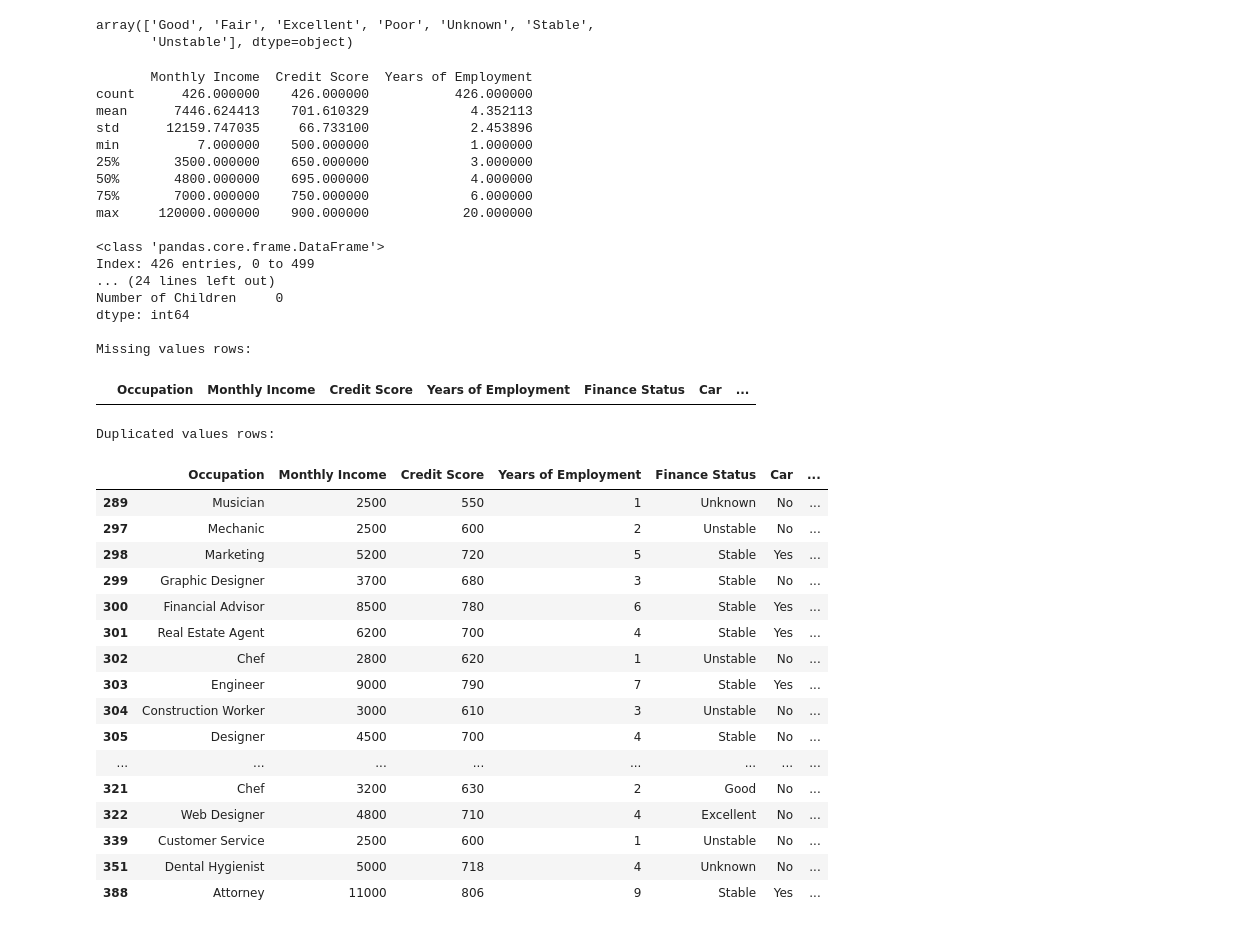
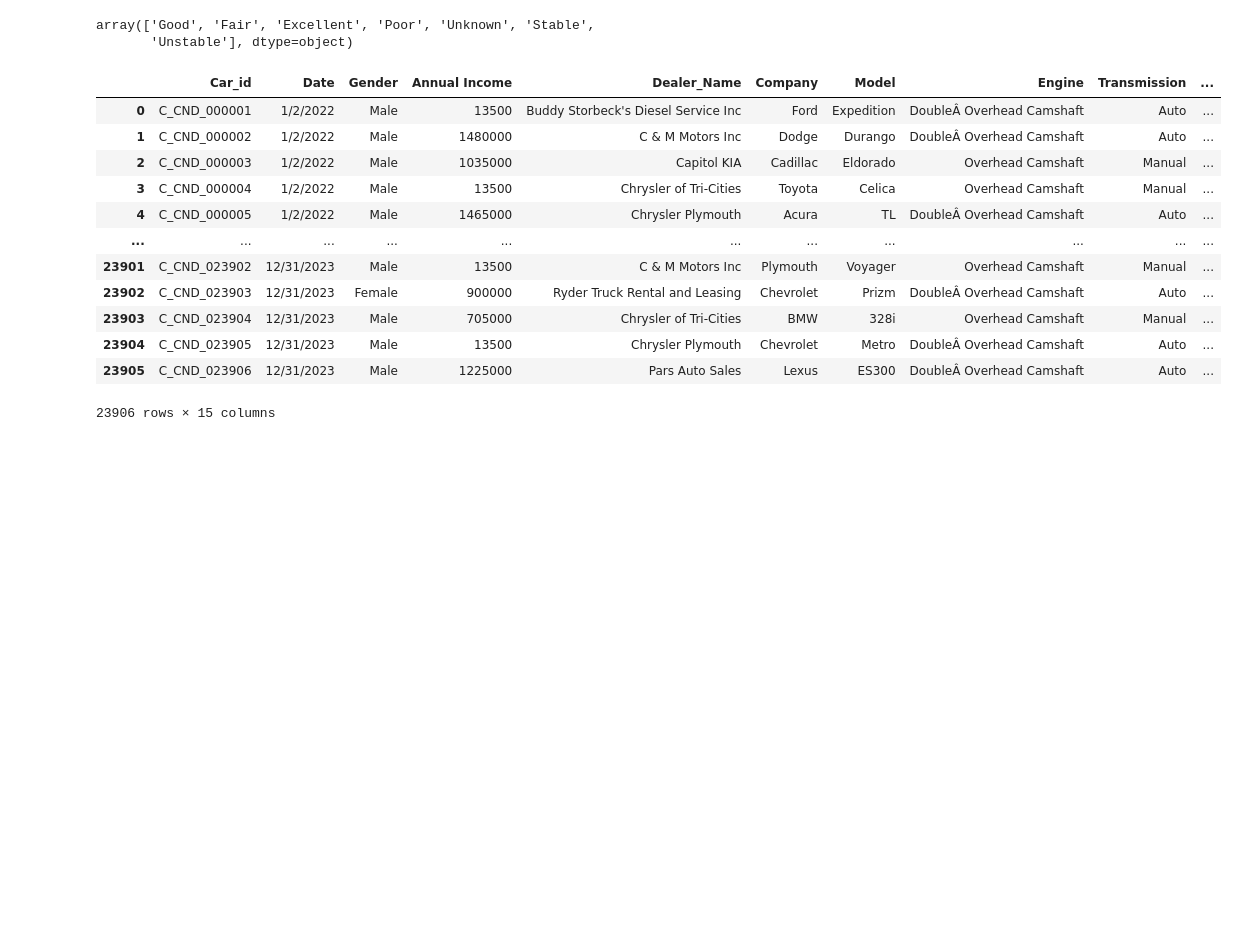
Before and after one commit to File500/Data_science_and_analysis, a Jupyter notebook: ETL_scripts/etl_script.ipynb, the cells around one changed output. Saved outputs shown, nothing was run; the diff lists cells and outputs as text; code cells hidden in the pictures; blank space fills up the shorter version.

Commit message:
data cleaning almost done, trying to find conversion rate for currency to convert it to EUR

```diff
--- a/ETL_scripts/etl_script.ipynb
+++ b/ETL_scripts/etl_script.ipynb
@@ -210,42 +218,20 @@ clean_car_price = clean_car_price.drop(columns=['mileage(km/ltr/kg)','max_power'
 # %%
 clean_car_sales = clean_car_sales.drop(columns=['Customer Name'])
+clean_car_sales['Annual Income'] = clean_car_sales['Annual Income'].apply(lambda x: x)
 # %%
-describe_data(clean_car_ownership)
+clean_car_sales.drop_duplicates()
 # %% [output]
+|  | Car_id | Date | Gender | Annual Income | Dealer_Name | Company | Model | Engine | Transmission | ... |
+| 0 | C_CND_000001 | 1/2/2022 | Male | 13500 | Buddy Storbeck's Diesel Service Inc | Ford | Expedition | DoubleÂ Overhead Camshaft | Auto | ... |
+| 1 | C_CND_000002 | 1/2/2022 | Male | 1480000 | C & M Motors Inc | Dodge | Durango | DoubleÂ Overhead Camshaft | Auto | ... |
+| 2 | C_CND_000003 | 1/2/2022 | Male | 1035000 | Capitol KIA | Cadillac | Eldorado | Overhead Camshaft | Manual | ... |
+| 3 | C_CND_000004 | 1/2/2022 | Male | 13500 | Chrysler of Tri-Cities | Toyota | Celica | Overhead Camshaft | Manual | ... |
+| 4 | C_CND_000005 | 1/2/2022 | Male | 1465000 | Chrysler Plymouth | Acura | TL | DoubleÂ Overhead Camshaft | Auto | ... |
+| ... | ... | ... | ... | ... | ... | ... | ... | ... | ... | ... |
+| 23901 | C_CND_023902 | 12/31/2023 | Male | 13500 | C & M Motors Inc | Plymouth | Voyager | Overhead Camshaft | Manual | ... |
+| 23902 | C_CND_023903 | 12/31/2023 | Female | 900000 | Ryder Truck Rental and Leasing | Chevrolet | Prizm | DoubleÂ Overhead Camshaft | Auto | ... |
+| 23903 | C_CND_023904 | 12/31/2023 | Male | 705000 | Chrysler of Tri-Cities | BMW | 328i | Overhead Camshaft | Manual | ... |
+| 23904 | C_CND_023905 | 12/31/2023 | Male | 13500 | Chrysler Plymouth | Chevrolet | Metro | DoubleÂ Overhead Camshaft | Auto | ... |
+| 23905 | C_CND_023906 | 12/31/2023 | Male | 1225000 | Pars Auto Sales | Lexus | ES300 | DoubleÂ Overhead Camshaft | Auto | ... |
-       Monthly Income  Credit Score  Years of Employment
-count      426.000000    426.000000           426.000000
-mean      7446.624413    701.610329             4.352113
-std      12159.747035     66.733100             2.453896
-min          7.000000    500.000000             1.000000
-25%       3500.000000    650.000000             3.000000
-50%       4800.000000    695.000000             4.000000
-75%       7000.000000    750.000000             6.000000
-max     120000.000000    900.000000            20.000000
-
-<class 'pandas.core.frame.DataFrame'>
-Index: 426 entries, 0 to 499
-... (24 lines left out)
-Number of Children     0
-dtype: int64
-
-Missing values rows:
+23906 rows × 15 columns
-|  | Occupation | Monthly Income | Credit Score | Years of Employment | Finance Status | Car | ... |
-Duplicated values rows:
-|  | Occupation | Monthly Income | Credit Score | Years of Employment | Finance Status | Car | ... |
-| 289 | Musician | 2500 | 550 | 1 | Unknown | No | ... |
-| 297 | Mechanic | 2500 | 600 | 2 | Unstable | No | ... |
-| 298 | Marketing | 5200 | 720 | 5 | Stable | Yes | ... |
-| 299 | Graphic Designer | 3700 | 680 | 3 | Stable | No | ... |
-| 300 | Financial Advisor | 8500 | 780 | 6 | Stable | Yes | ... |
-| 301 | Real Estate Agent | 6200 | 700 | 4 | Stable | Yes | ... |
-| 302 | Chef | 2800 | 620 | 1 | Unstable | No | ... |
-| 303 | Engineer | 9000 | 790 | 7 | Stable | Yes | ... |
-| 304 | Construction Worker | 3000 | 610 | 3 | Unstable | No | ... |
-| 305 | Designer | 4500 | 700 | 4 | Stable | No | ... |
-| ... | ... | ... | ... | ... | ... | ... | ... |
-| 321 | Chef | 3200 | 630 | 2 | Good | No | ... |
-| 322 | Web Designer | 4800 | 710 | 4 | Excellent | No | ... |
-| 339 | Customer Service | 2500 | 600 | 1 | Unstable | No | ... |
-| 351 | Dental Hygienist | 5000 | 718 | 4 | Unknown | No | ... |
-| 388 | Attorney | 11000 | 806 | 9 | Stable | Yes | ... |
 # %%
```
Also changed, not shown: parts of 8 cells of this notebook, 1 other file.
